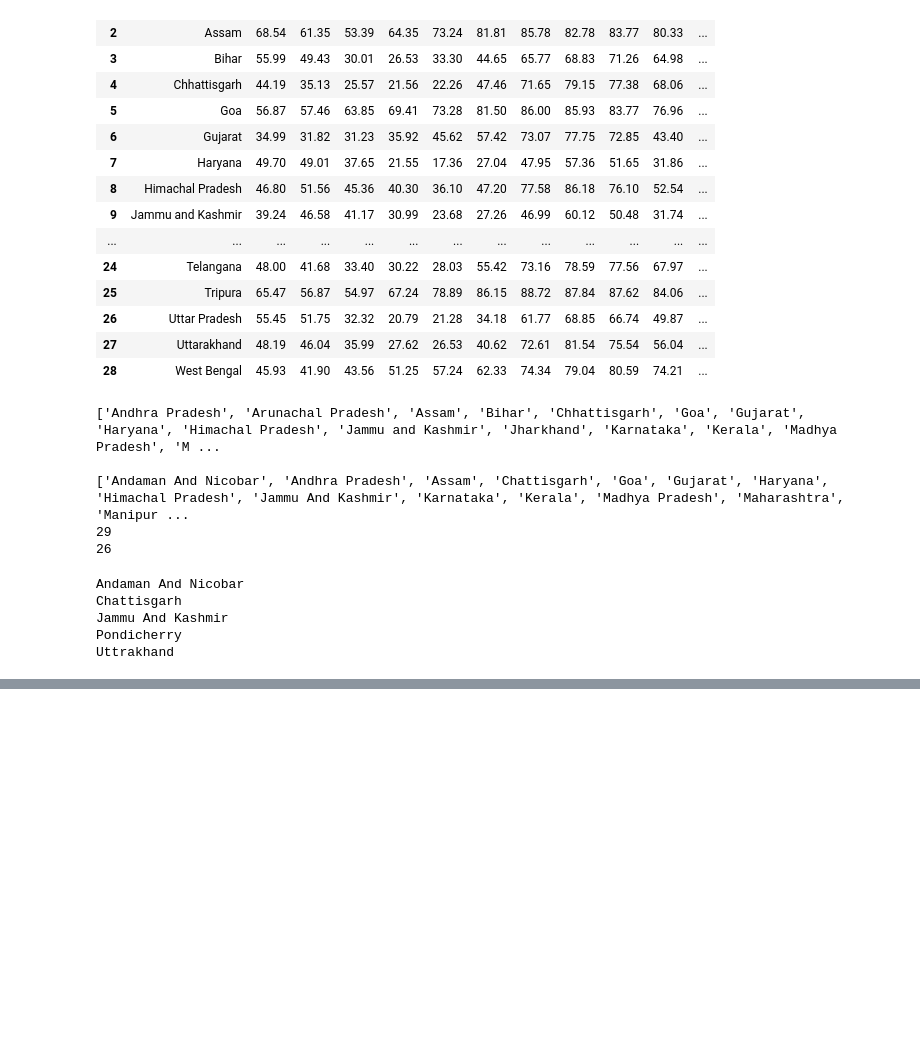
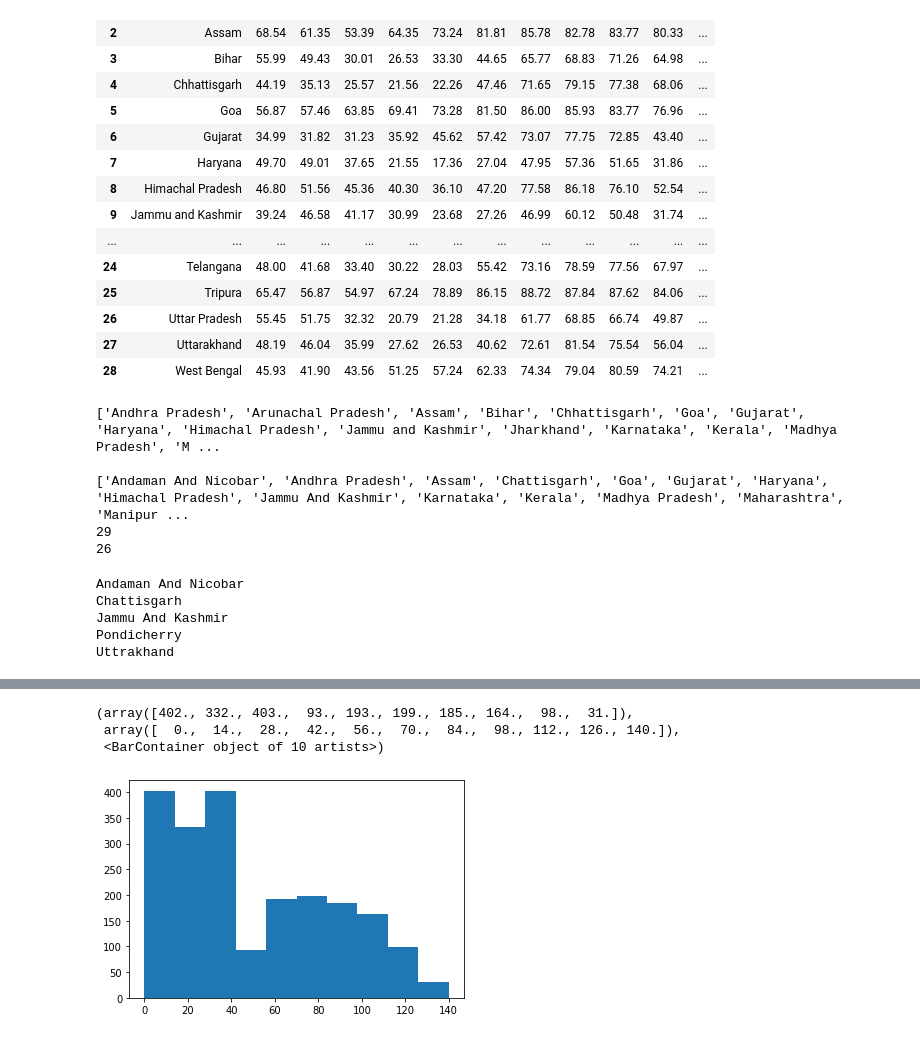
Before and after one commit to Sahil-Amritkar/TRINIT-Crop-Prediction-CPPTonight, a Jupyter notebook: data_exploration.ipynb, the cells around one changed output, grey strips where cells are left out. Saved outputs shown, nothing was run; the diff lists cells and outputs as text; code cells hidden in the pictures; blank space fills up the shorter version.

```diff
--- a/data_exploration.ipynb
+++ b/data_exploration.ipynb
@@ -573,2 +586,9 @@ Uttrakhand
 # %%
 district_rain.to_csv('datasets/statewise_seasonwise_rainfall.csv', index=False)
+# %%
+plt.hist(crop_reco['N'])
+# %% [output]
+(array([402., 332., 403.,  93., 193., 199., 185., 164.,  98.,  31.]),
+ array([  0.,  14.,  28.,  42.,  56.,  70.,  84.,  98., 112., 126., 140.]),
+ <BarContainer object of 10 artists>)
+[figure, added]
```
Also changed, not shown: parts of 5 cells of this notebook, 25 other files.
